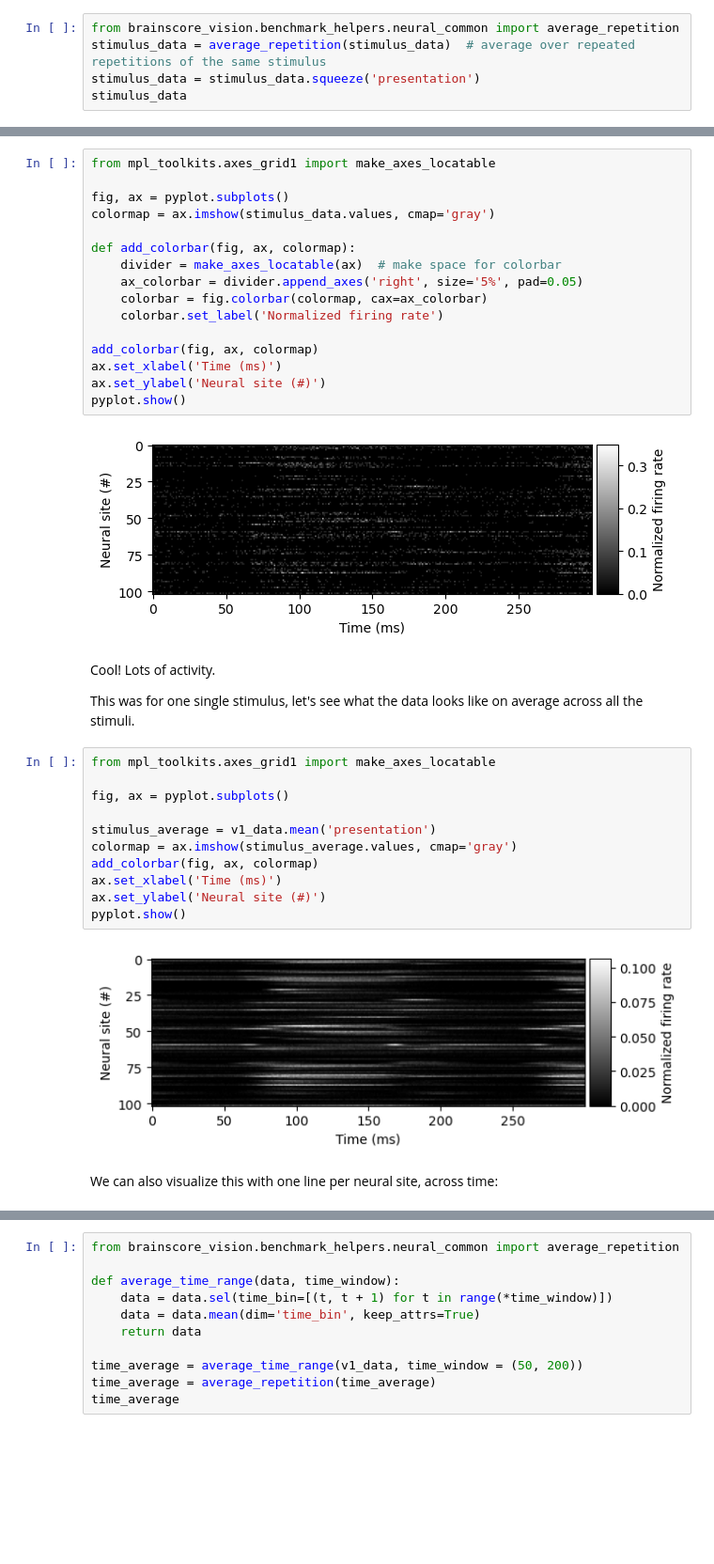
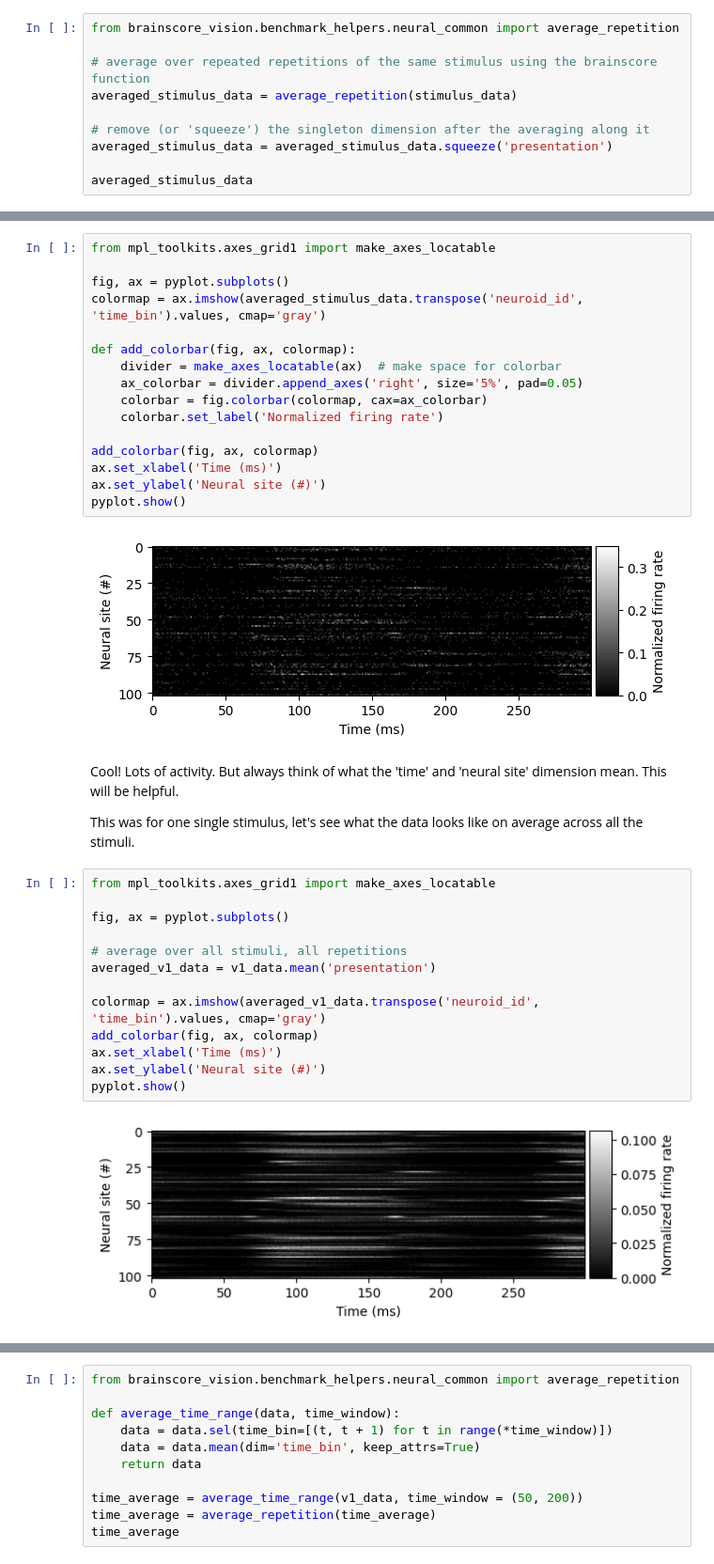
Before and after one commit to epflneuroailab/cajal2025, a Jupyter notebook: week5/exercise5.ipynb, the cells around one changed output, grey strips where cells are left out. Shown at 94% size. Cells and saved outputs as stored; diff of their text form; blank space fills up the shorter version.

```diff
--- a/week5/exercise5.ipynb
+++ b/week5/exercise5.ipynb
@@ -124,8 +185,13 @@ In visual neuroscience, repeated trials are typically done to be able to average
 # %%
 from brainscore_vision.benchmark_helpers.neural_common import average_repetition
-stimulus_data = average_repetition(stimulus_data)  # average over repeated repetitions of the same stimulus
-stimulus_data = stimulus_data.squeeze('presentation')
-stimulus_data
+
+# average over repeated repetitions of the same stimulus using the brainscore function
+averaged_stimulus_data = average_repetition(stimulus_data)
+
+# remove (or 'squeeze') the singleton dimension after the averaging along it
+averaged_stimulus_data = averaged_stimulus_data.squeeze('presentation')
+
+averaged_stimulus_data
 # %% [output]
 <xarray.NeuronRecordingAssembly 'movshon.FreemanZiemba2013.public' ( neuroid_id: 102, time_bin: 300)> dask.array<getitem, shape=(102, 300), dtype=float64, chunksize=(102, 300), chunktype=numpy.ndarray ...
 xarray.NeuronRecordingAssembly
@@ -157,7 +223,7 @@ Now we can visualize the actual recordings for this stimulus:
 from mpl_toolkits.axes_grid1 import make_axes_locatable
 
 fig, ax = pyplot.subplots()
-colormap = ax.imshow(stimulus_data.values, cmap='gray')
+colormap = ax.imshow(averaged_stimulus_data.transpose('neuroid_id', 'time_bin').values, cmap='gray')
 
 def add_colorbar(fig, ax, colormap):
     divider = make_axes_locatable(ax)  # make space for colorbar
@@ -172,21 +238,21 @@ pyplot.show()
 # %% [output]
 [figure]
 # %% [markdown]
-Cool! Lots of activity.
+Cool! Lots of activity. But always think of what the 'time' and 'neural site' dimension mean. This will be helpful.
 
 This was for one single stimulus, let's see what the data looks like on average across all the stimuli.
-# %%
-from mpl_toolkits.axes_grid1 import make_axes_locatable
-
-fig, ax = pyplot.subplots()
-
-stimulus_average = v1_data.mean('presentation')
-colormap = ax.imshow(stimulus_average.values, cmap='gray')
-add_colorbar(fig, ax, colormap)
-ax.set_xlabel('Time (ms)')
-ax.set_ylabel('Neural site (#)')
-pyplot.show()
-# %% [output]
-[figure, removed]
-# %% [markdown]
-We can also visualize this with one line per neural site, across time:
+# %%
+from mpl_toolkits.axes_grid1 import make_axes_locatable
+
+fig, ax = pyplot.subplots()
+
+# average over all stimuli, all repetitions
+averaged_v1_data = v1_data.mean('presentation')
+
+colormap = ax.imshow(averaged_v1_data.transpose('neuroid_id', 'time_bin').values, cmap='gray')
+add_colorbar(fig, ax, colormap)
+ax.set_xlabel('Time (ms)')
+ax.set_ylabel('Neural site (#)')
+pyplot.show()
+# %% [output]
+[figure, added]
```
Also changed, not shown: parts of 26 cells of this notebook, 1 other file.
